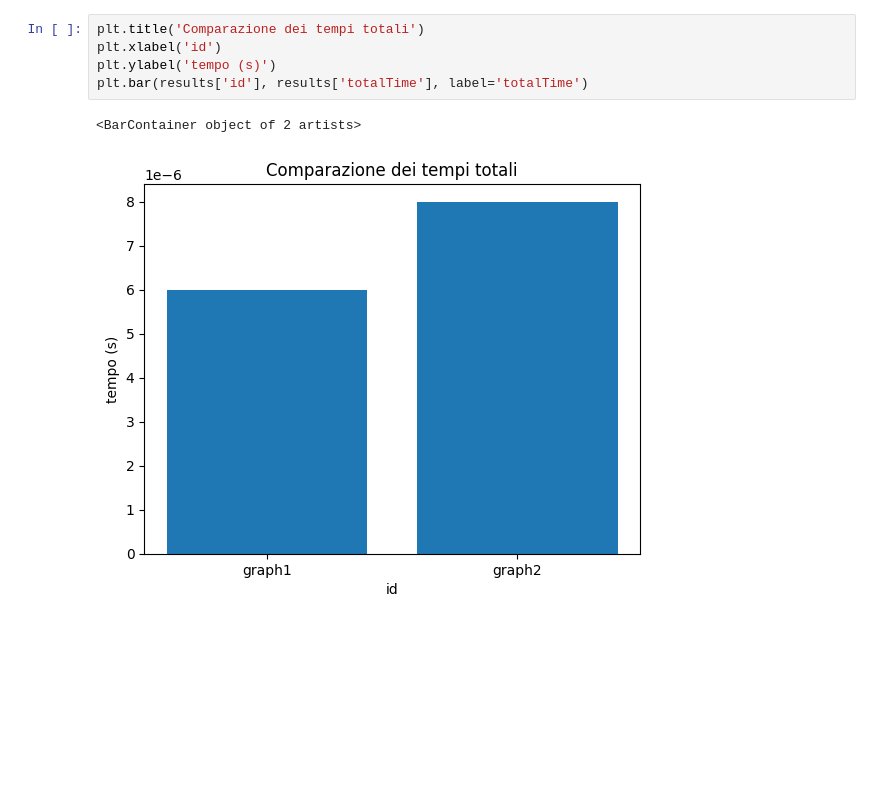
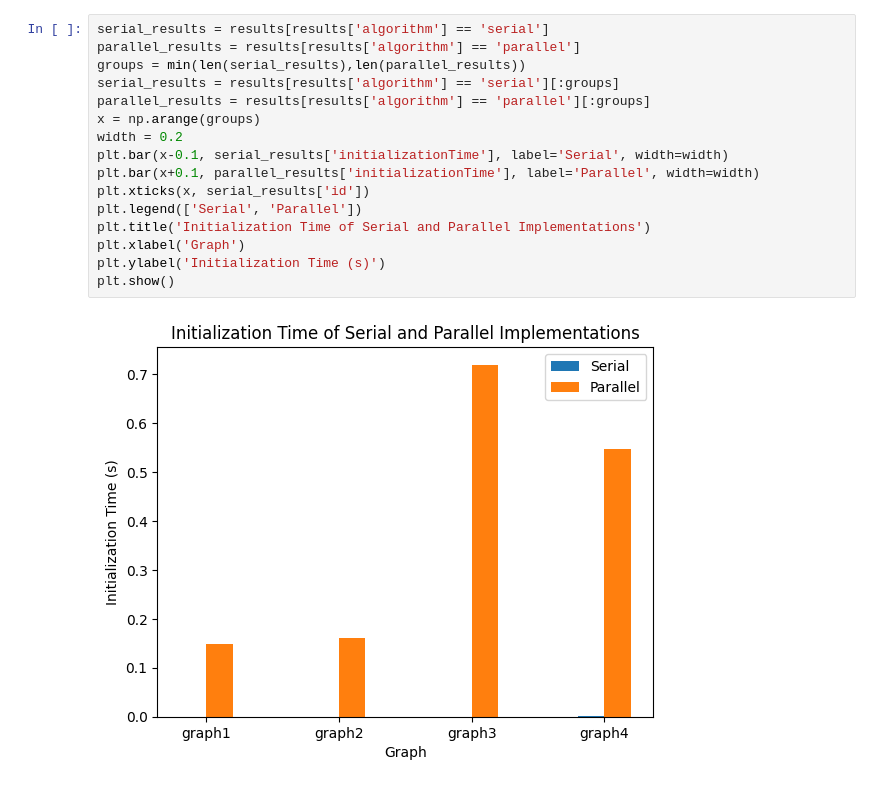
Before and after one commit to Daniele974/GraphCuts_CUDA, a Jupyter notebook: result_analysis.ipynb, the cells around one changed output. Saved outputs shown, nothing was run; the diff lists cells and outputs as text; blank space fills up the shorter version.

Commit message:
Modifica visualizzazione dati e test totale

```diff
--- a/result_analysis.ipynb
+++ b/result_analysis.ipynb
@@ -44,8 +36,18 @@ plt.bar(results['id'], results['executionTime'], label='executionTime')
-# %%
-plt.title('Comparazione dei tempi totali')
-plt.xlabel('id')
-plt.ylabel('tempo (s)')
-plt.bar(results['id'], results['totalTime'], label='totalTime')
-# %% [output]
-<BarContainer object of 2 artists>
-[figure, removed]
+# %%
+serial_results = results[results['algorithm'] == 'serial']
+parallel_results = results[results['algorithm'] == 'parallel']
+groups = min(len(serial_results),len(parallel_results))
+serial_results = results[results['algorithm'] == 'serial'][:groups]
+parallel_results = results[results['algorithm'] == 'parallel'][:groups]
+x = np.arange(groups)
+width = 0.2
+plt.bar(x-0.1, serial_results['initializationTime'], label='Serial', width=width)
+plt.bar(x+0.1, parallel_results['initializationTime'], label='Parallel', width=width)
+plt.xticks(x, serial_results['id'])
+plt.legend(['Serial', 'Parallel'])
+plt.title('Initialization Time of Serial and Parallel Implementations')
+plt.xlabel('Graph')
+plt.ylabel('Initialization Time (s)')
+plt.show()
+# %% [output]
+[figure, added]
```
Also changed, not shown: parts of 5 cells of this notebook, 14 other files.
